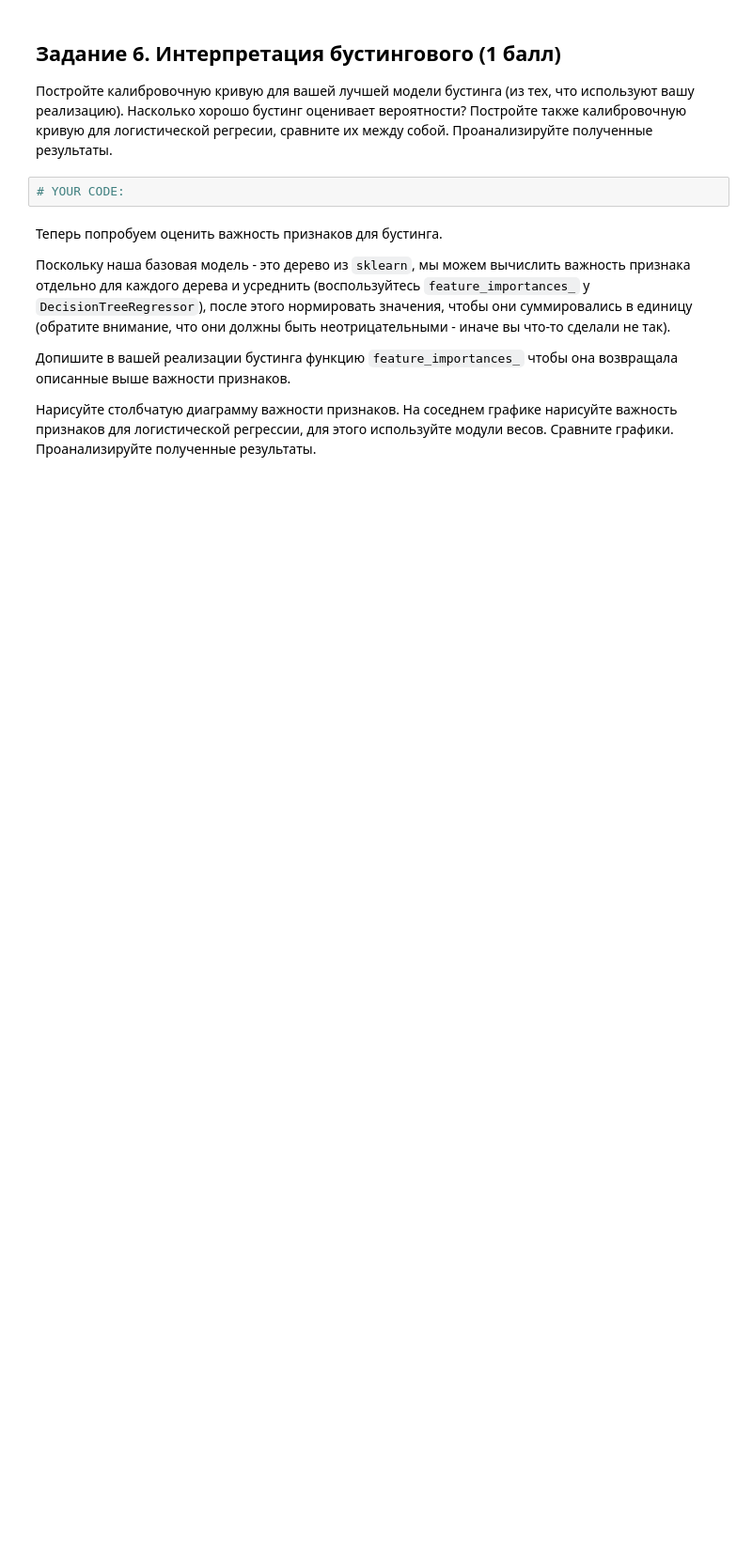
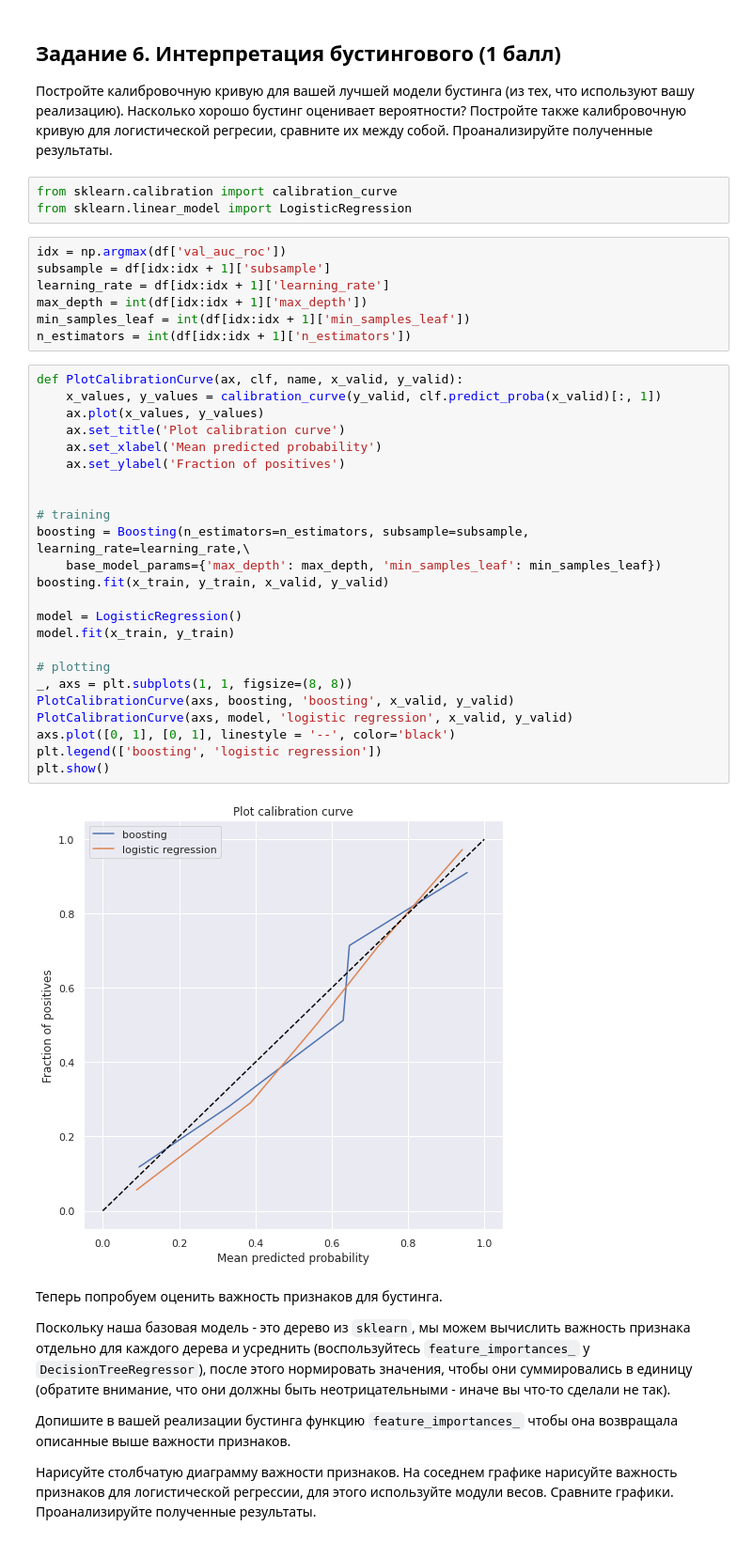
Before and after one commit to Panesher/Machine-Learning, a Jupyter notebook: ML/HW-7/homework-practice-07-boosting.ipynb, the cells around one changed output. Shown at 94% size. Drawn from its saved outputs; the diff is of its cells as text; blank space fills up the shorter version.

```diff
--- a/ML/HW-7/homework-practice-07-boosting.ipynb
+++ b/ML/HW-7/homework-practice-07-boosting.ipynb
@@ -247,8 +292,42 @@ df_xgb[idx:idx + 1]
 
 Постройте калибровочную кривую для вашей лучшей модели бустинга (из тех, что используют вашу реализацию).
 Насколько хорошо бустинг оценивает вероятности? Постройте также калибровочную кривую для логистической регресии, сравните их между собой. Проанализируйте полученные результаты.
-# %%
-# YOUR CODE:
+# %%
+from sklearn.calibration import calibration_curve
+from sklearn.linear_model import LogisticRegression
+# %%
+idx = np.argmax(df['val_auc_roc'])
+subsample = df[idx:idx + 1]['subsample']
+learning_rate = df[idx:idx + 1]['learning_rate']
+max_depth = int(df[idx:idx + 1]['max_depth'])
+min_samples_leaf = int(df[idx:idx + 1]['min_samples_leaf'])
+n_estimators = int(df[idx:idx + 1]['n_estimators'])
+# %%
+def PlotCalibrationCurve(ax, clf, name, x_valid, y_valid):
+    x_values, y_values = calibration_curve(y_valid, clf.predict_proba(x_valid)[:, 1])
+    ax.plot(x_values, y_values)
+    ax.set_title('Plot calibration curve')
+    ax.set_xlabel('Mean predicted probability')
+    ax.set_ylabel('Fraction of positives')
+
+
+# training
+boosting = Boosting(n_estimators=n_estimators, subsample=subsample, learning_rate=learning_rate,\
+    base_model_params={'max_depth': max_depth, 'min_samples_leaf': min_samples_leaf})
+boosting.fit(x_train, y_train, x_valid, y_valid)
+
+model = LogisticRegression()
+model.fit(x_train, y_train)
+
+# plotting
+_, axs = plt.subplots(1, 1, figsize=(8, 8))
+PlotCalibrationCurve(axs, boosting, 'boosting', x_valid, y_valid)
+PlotCalibrationCurve(axs, model, 'logistic regression', x_valid, y_valid)
+axs.plot([0, 1], [0, 1], linestyle = '--', color='black')
+plt.legend(['boosting', 'logistic regression'])
+plt.show()
+# %% [output]
+[figure, added]
 # %% [markdown]
 Теперь попробуем оценить важность признаков для бустинга.
 
```
Also changed, not shown: parts of 16 cells of this notebook, 1 other file.
